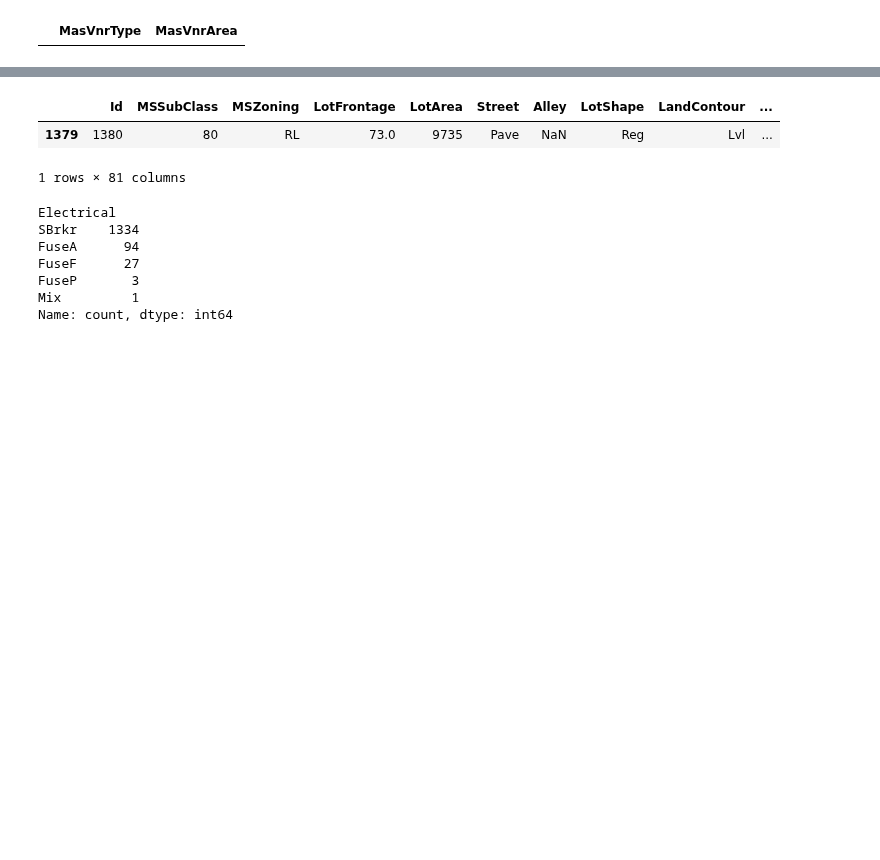
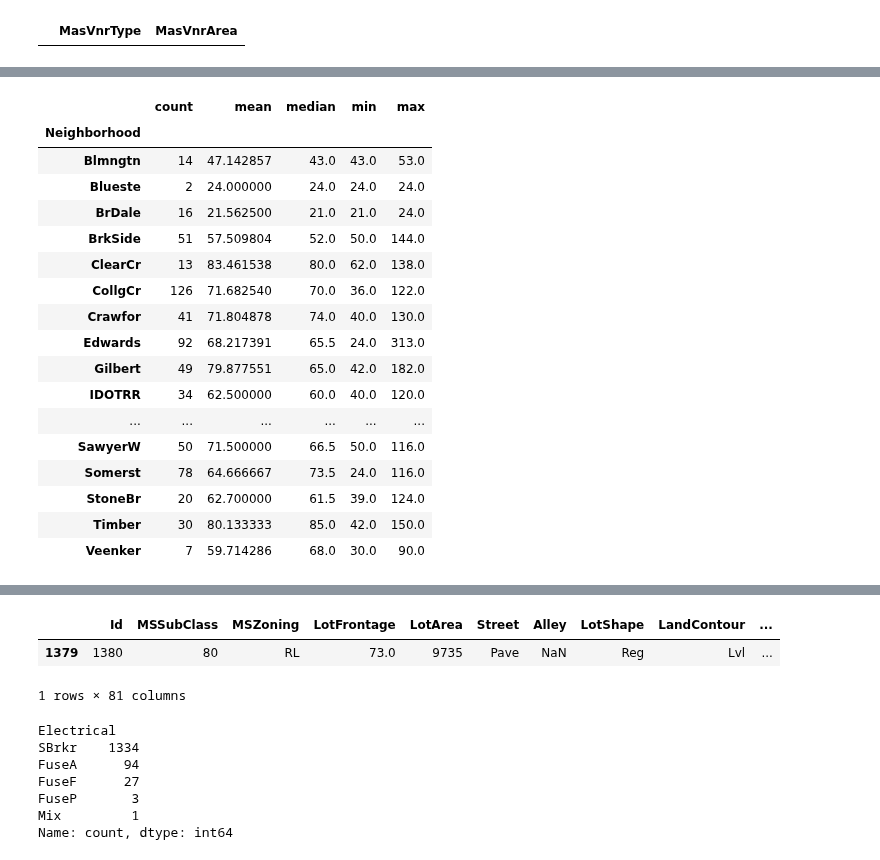
Before and after one commit to kogimurio/house_sales_prediction, a Jupyter notebook: saales_price_predictions.ipynb, the cells around one changed output, grey strips where cells are left out. Saved outputs shown, nothing was run; the diff lists cells and outputs as text; code cells hidden in the pictures; blank space fills up the shorter version.

```diff
--- a/saales_price_predictions.ipynb
+++ b/saales_price_predictions.ipynb
@@ -952,0 +1003,21 @@ dataset['MasVnrArea'].isnull()][['MasVnrType', 'MasVnrArea']]
+# %%
+dataset.groupby('Neighborhood')['LotFrontage'].agg(['count', 'mean', 'median', 'min', 'max'])
+# %% [output]
+|  | count | mean | median | min | max |
+| Neighborhood |  |  |  |  |  |
+| Blmngtn | 14 | 47.142857 | 43.0 | 43.0 | 53.0 |
+| Blueste | 2 | 24.000000 | 24.0 | 24.0 | 24.0 |
+| BrDale | 16 | 21.562500 | 21.0 | 21.0 | 24.0 |
+| BrkSide | 51 | 57.509804 | 52.0 | 50.0 | 144.0 |
+| ClearCr | 13 | 83.461538 | 80.0 | 62.0 | 138.0 |
+| CollgCr | 126 | 71.682540 | 70.0 | 36.0 | 122.0 |
+| Crawfor | 41 | 71.804878 | 74.0 | 40.0 | 130.0 |
+| Edwards | 92 | 68.217391 | 65.5 | 24.0 | 313.0 |
+| Gilbert | 49 | 79.877551 | 65.0 | 42.0 | 182.0 |
+| IDOTRR | 34 | 62.500000 | 60.0 | 40.0 | 120.0 |
+| ... | ... | ... | ... | ... | ... |
+| SawyerW | 50 | 71.500000 | 66.5 | 50.0 | 116.0 |
+| Somerst | 78 | 64.666667 | 73.5 | 24.0 | 116.0 |
+| StoneBr | 20 | 62.700000 | 61.5 | 39.0 | 124.0 |
+| Timber | 30 | 80.133333 | 85.0 | 42.0 | 150.0 |
+| Veenker | 7 | 59.714286 | 68.0 | 30.0 | 90.0 |
```
Also changed, not shown: parts of 30 cells of this notebook.
